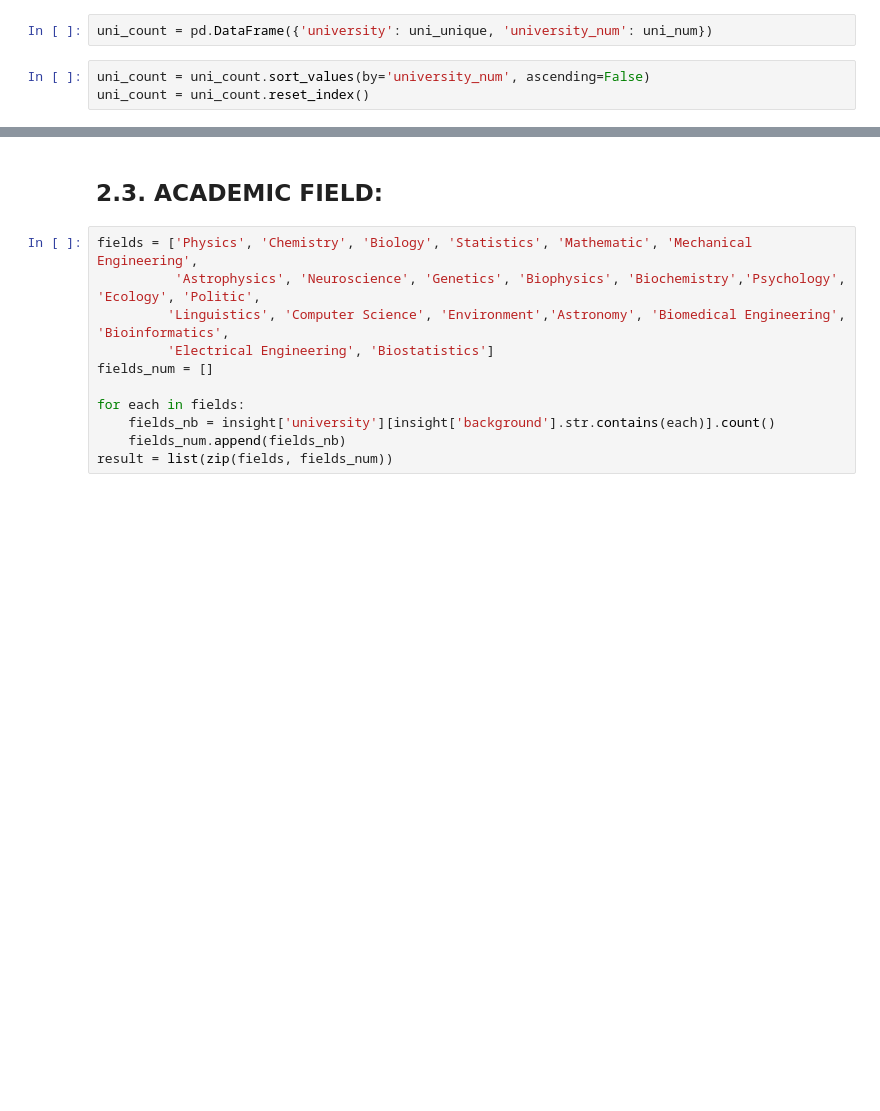
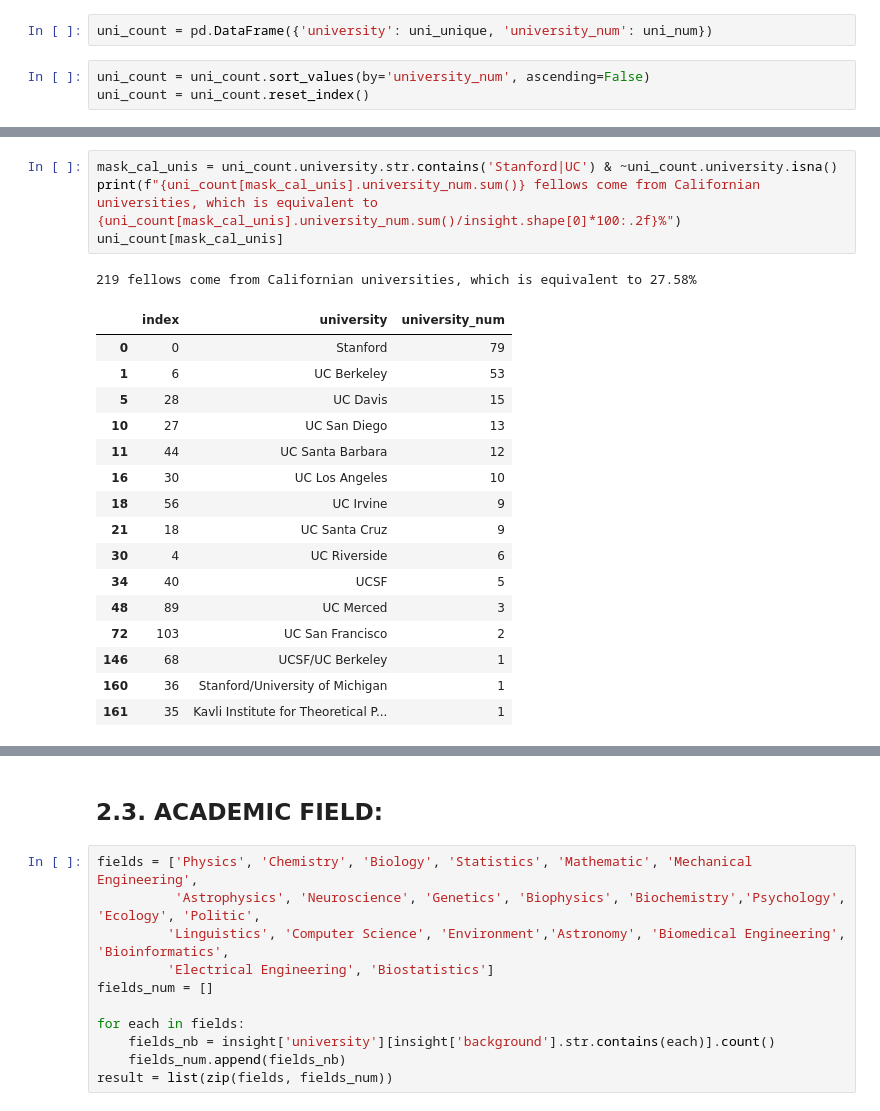
Before and after one commit to ktimchen/insight_fellows, a Jupyter notebook: INSIGHT_Data_Science_Fellowship.ipynb, the cells around one changed output, grey strips where cells are left out. Cells and saved outputs as stored; diff of their text form; blank space fills up the shorter version.

```diff
--- a/INSIGHT_Data_Science_Fellowship.ipynb
+++ b/INSIGHT_Data_Science_Fellowship.ipynb
@@ -252,3 +371,25 @@ for i in range(10):
+# %%
+mask_cal_unis = uni_count.university.str.contains('Stanford|UC') & ~uni_count.university.isna()
+print(f"{uni_count[mask_cal_unis].university_num.sum()} fellows come from Californian universities, which is equivalent to {uni_count[mask_cal_unis].university_num.sum()/insight.shape[0]*100:.2f}%")
+uni_count[mask_cal_unis]
+# %% [output]
+219 fellows come from Californian universities, which is equivalent to 27.58%
+|  | index | university | university_num |
+| 0 | 0 | Stanford | 79 |
+| 1 | 6 | UC Berkeley | 53 |
+| 5 | 28 | UC Davis | 15 |
+| 10 | 27 | UC San Diego | 13 |
+| 11 | 44 | UC Santa Barbara | 12 |
+| 16 | 30 | UC Los Angeles | 10 |
+| 18 | 56 | UC Irvine | 9 |
+| 21 | 18 | UC Santa Cruz | 9 |
+| 30 | 4 | UC Riverside | 6 |
+| 34 | 40 | UCSF | 5 |
+| 48 | 89 | UC Merced | 3 |
+| 72 | 103 | UC San Francisco | 2 |
+| 146 | 68 | UCSF/UC Berkeley | 1 |
+| 160 | 36 | Stanford/University of Michigan | 1 |
+| 161 | 35 | Kavli Institute for Theoretical P... | 1 |
 # %%
 print("top10 universities account for {} fellows which is {:.2f}%".format(uni_count.head(10).university_num.sum(),
                                                                           100*uni_count.head(10).university_num.sum()/insight.shape[0]))
```
Also changed, not shown: parts of 53 cells of this notebook, 3 other files.
